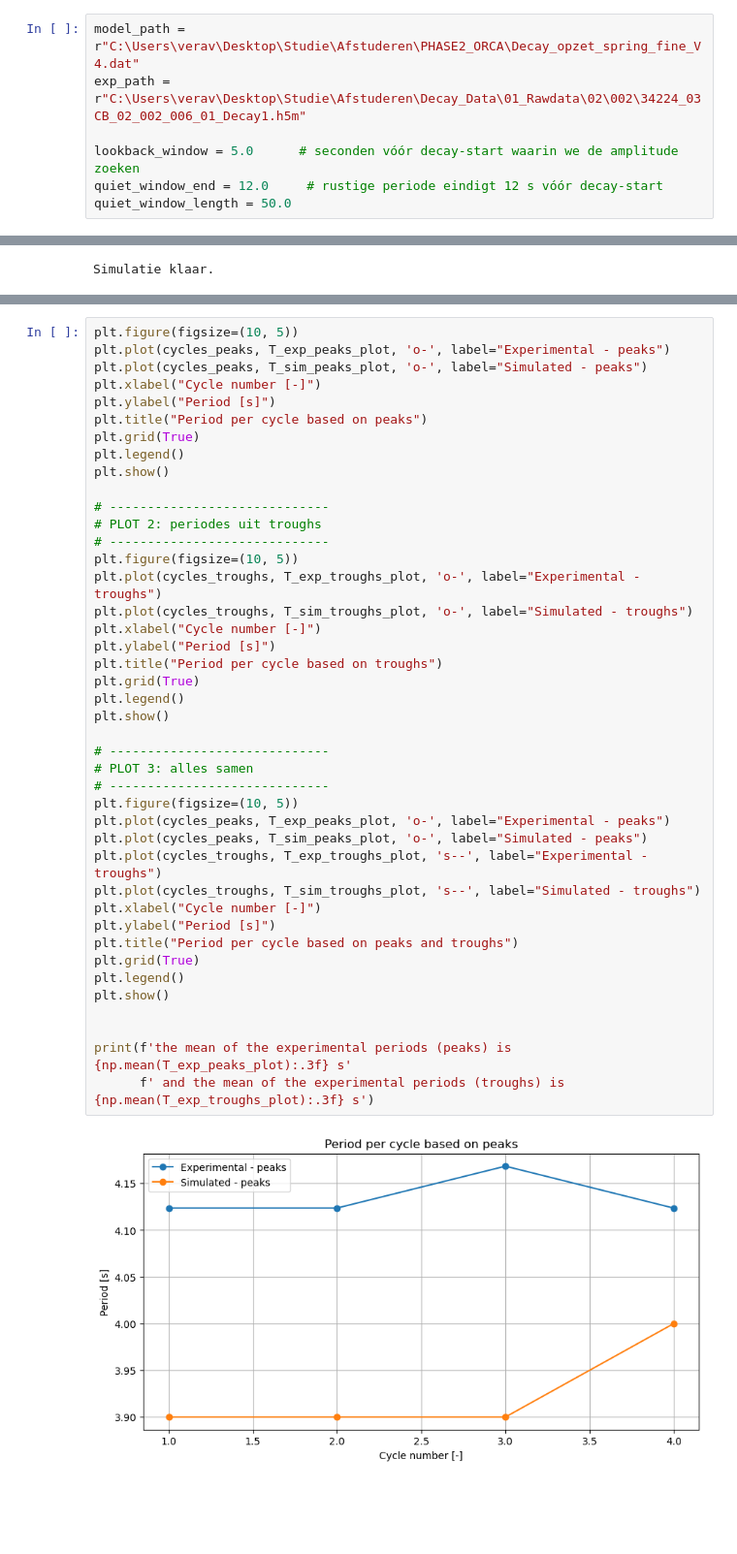
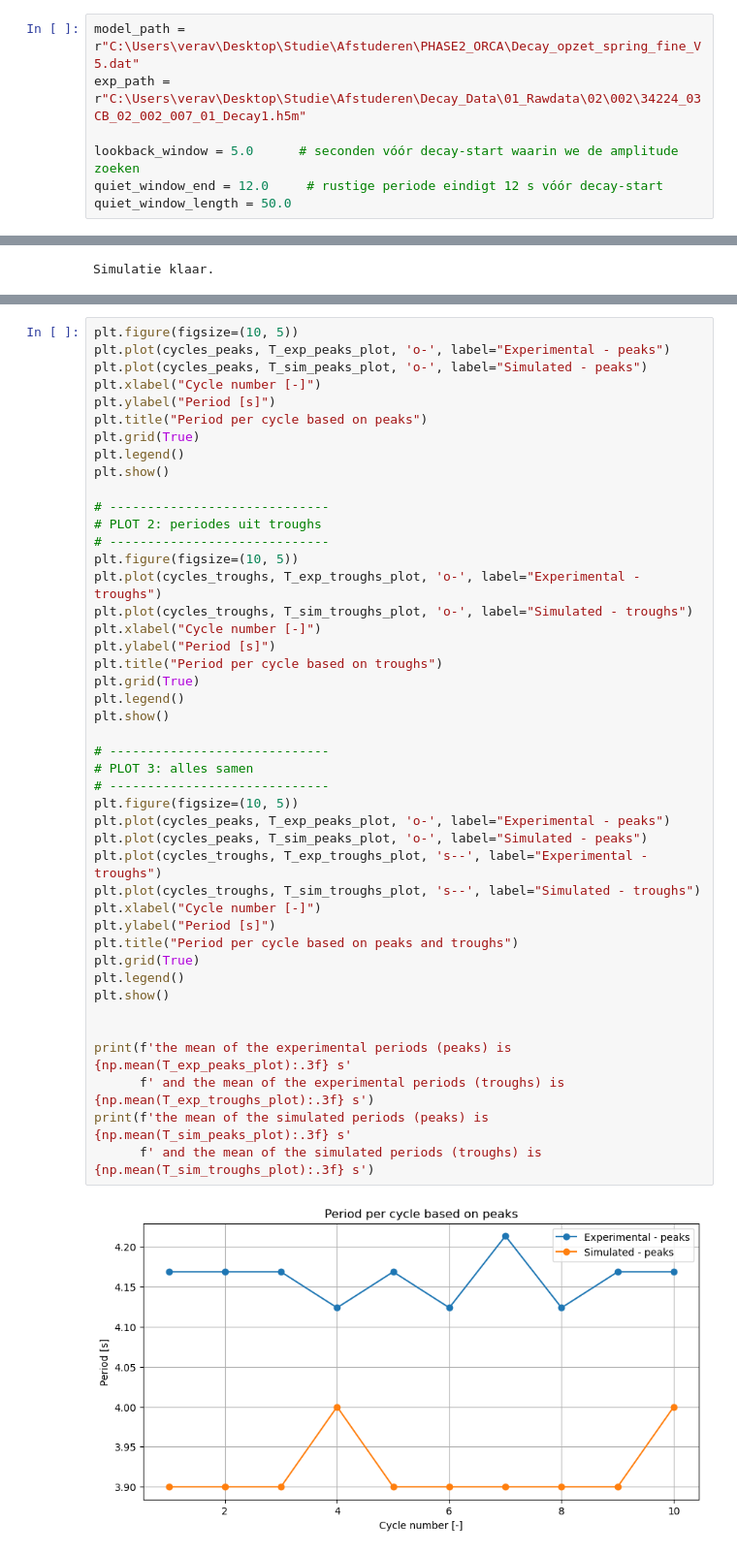
Before and after one commit to veravanspronsen/PHASE2_V2, a Jupyter notebook: OF x decay V2/OF x decay periodcheck.ipynb, the cells around one changed output, grey strips where cells are left out. Shown at 97% size. Cells and saved outputs as stored; diff of their text form; blank space fills up the shorter version.

```diff
--- a/OF x decay V2/OF x decay periodcheck.ipynb
+++ b/OF x decay V2/OF x decay periodcheck.ipynb
@@ -8,8 +8,8 @@ from scipy.signal import find_peaks
 from scipy.interpolate import interp1d
 from scipy.optimize import minimize
 # %%
-model_path = r"C:\Users\verav\Desktop\Studie\Afstuderen\PHASE2_ORCA\Decay_opzet_spring_fine_V4.dat"
-exp_path = r"C:\Users\verav\Desktop\Studie\Afstuderen\Decay_Data\01_Rawdata\02\002\34224_03CB_02_002_006_01_Decay1.h5m"
+model_path = r"C:\Users\verav\Desktop\Studie\Afstuderen\PHASE2_ORCA\Decay_opzet_spring_fine_V5.dat"
+exp_path = r"C:\Users\verav\Desktop\Studie\Afstuderen\Decay_Data\01_Rawdata\02\002\34224_03CB_02_002_007_01_Decay1.h5m"
 
 lookback_window = 5.0      # seconden vóór decay-start waarin we de amplitude zoeken
 quiet_window_end = 12.0     # rustige periode eindigt 12 s vóór decay-start
@@ -514,31 +514,33 @@ plt.show()
 # -----------------------------
 plt.figure(figsize=(10, 5))
 plt.plot(cycles_troughs, T_exp_troughs_plot, 'o-', label="Experimental - troughs")
 plt.plot(cycles_troughs, T_sim_troughs_plot, 'o-', label="Simulated - troughs")
 plt.xlabel("Cycle number [-]")
 plt.ylabel("Period [s]")
 plt.title("Period per cycle based on troughs")
 plt.grid(True)
 plt.legend()
 plt.show()
 
 # -----------------------------
 # PLOT 3: alles samen
 # -----------------------------
 plt.figure(figsize=(10, 5))
 plt.plot(cycles_peaks, T_exp_peaks_plot, 'o-', label="Experimental - peaks")
 plt.plot(cycles_peaks, T_sim_peaks_plot, 'o-', label="Simulated - peaks")
 plt.plot(cycles_troughs, T_exp_troughs_plot, 's--', label="Experimental - troughs")
 plt.plot(cycles_troughs, T_sim_troughs_plot, 's--', label="Simulated - troughs")
 plt.xlabel("Cycle number [-]")
 plt.ylabel("Period [s]")
 plt.title("Period per cycle based on peaks and troughs")
 plt.grid(True)
 plt.legend()
 plt.show()
 
 
 print(f'the mean of the experimental periods (peaks) is {np.mean(T_exp_peaks_plot):.3f} s'
       f' and the mean of the experimental periods (troughs) is {np.mean(T_exp_troughs_plot):.3f} s')
+print(f'the mean of the simulated periods (peaks) is {np.mean(T_sim_peaks_plot):.3f} s'
+      f' and the mean of the simulated periods (troughs) is {np.mean(T_sim_troughs_plot):.3f} s')
 # %% [output]
-[figure, old version]
+[figure, new version]
```
Also changed, not shown: parts of 9 cells of this notebook, 20 other files.
